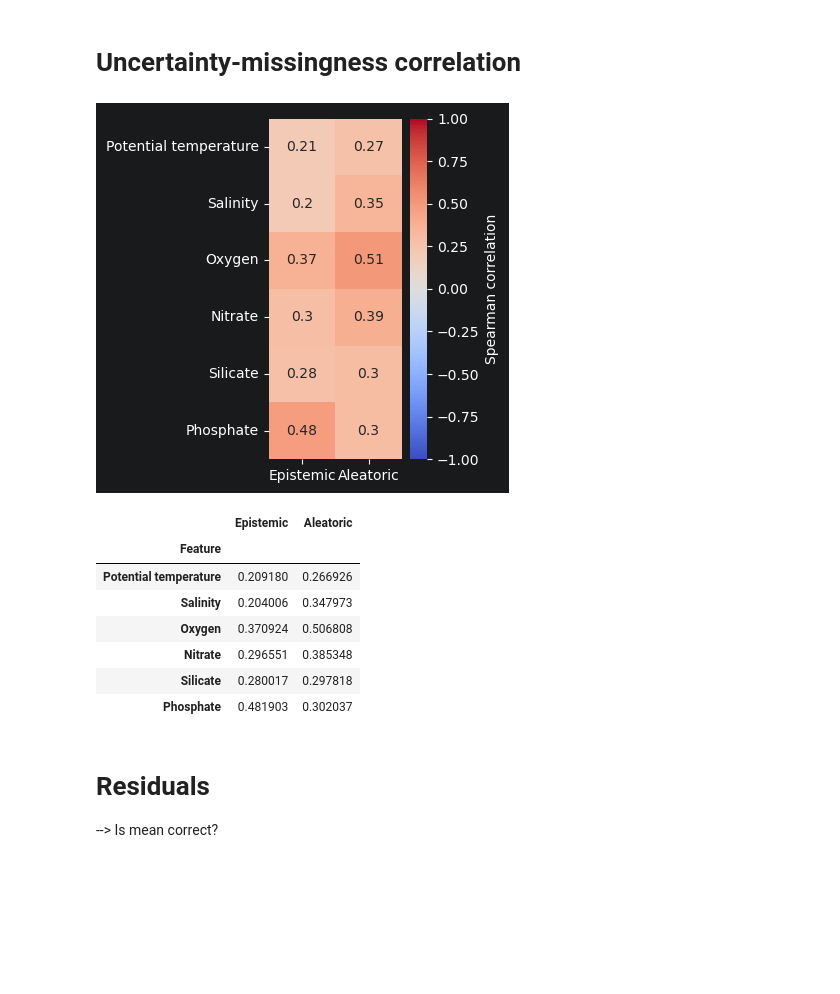
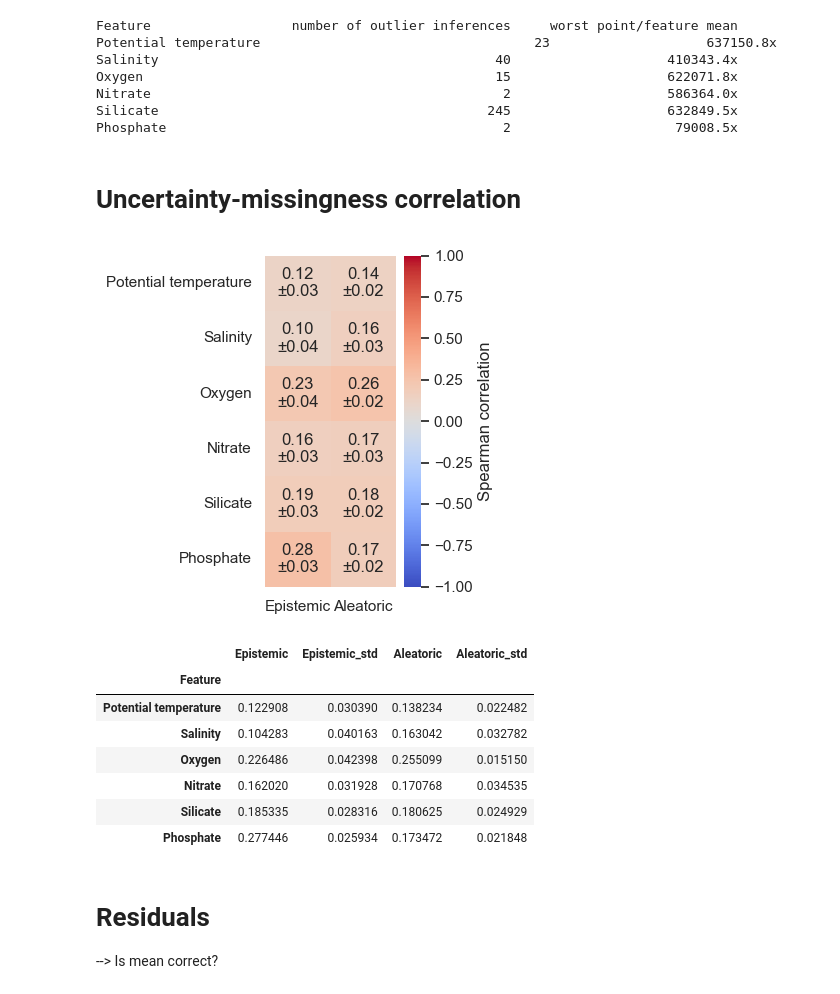
Before and after one commit to y-jenniges/time_imputation, a Jupyter notebook: uncertainty_analysis.ipynb, the cells around one changed output. Cells and saved outputs as stored; diff of their text form; code cells hidden in the pictures; blank space fills up the shorter version.

```diff
--- a/uncertainty_analysis.ipynb
+++ b/uncertainty_analysis.ipynb
@@ -45,47 +66,74 @@ total_std = np.sqrt(total_var)
+# %%
+# Aleatoric uncertainty outliers
+outlier_logvar_threshold = 5.0  # exp(5) ~ 148, already very large
+
+print(f"{'Feature':<16} {'number of outlier inferences':>36} {'worst point/feature mean':>28}")
+for i, feat in enumerate(config.parameters):
+    n_outlier = 0  # outlier count
+    worst_ratio = 0.0  # worst points mean var / overall feature mean var
+    for s in seeds:
+        log_variance = all_vars_seeds[s][:, :, i]  # log variances of 50 MC passes
+        n_outlier += np.sum(np.any(log_variance > outlier_logvar_threshold, axis=0))  # >=1 bad pass per point
+        point_mean_var = np.exp(log_variance).mean(axis=0)  # aleatoric variance per point
+        worst_ratio = max(worst_ratio, point_mean_var.max() / point_mean_var.mean())  # blow-up vs. mean
+    print(f"{config.parameter_name_map[feat]:<16} {n_outlier:>36} {worst_ratio:>27.1f}x")
+# %% [output]
+Feature                  number of outlier inferences     worst point/feature mean
+Potential temperature                                   23                    637150.8x
+Salinity                                           40                    410343.4x
+Oxygen                                             15                    622071.8x
+Nitrate                                             2                    586364.0x
+Silicate                                          245                    632849.5x
+Phosphate                                           2                     79008.5x
 # %% [markdown]
 # Uncertainty-missingness correlation
 # %%
-# Uncertainty-missingness correlation
+sns.set_theme(style="whitegrid")
+
+# Uncertainty-missingness correlation, per seed then aggregated across seeds
 df = df_true.copy()
 df["miss"] = df[config.parameters].isna().sum(axis=1) / len(config.parameters)
 
-corrs_epi = []
-corrs_alea = []
+epi_arr = np.array([[spearmanr(epistemic_std_seeds[s][:, i], df["miss"].values).statistic
+                      for i in range(n_features)] for s in seeds])  # (n_seeds, n_features)
+alea_arr = np.array([[spearmanr(aleatoric_std_seeds[s][:, i], df["miss"].values).statistic
+                       for i in range(n_features)] for s in seeds])
 
-for i, feat in enumerate(config.parameters):
-    sc_epi = spearmanr(epistemic_std[:, i], df["miss"].values).statistic
-    sc_alea = spearmanr(aleatoric_std[:, i], df["miss"].values).statistic
-
-    corrs_epi.append(sc_epi)
-    corrs_alea.append(sc_alea)
-
+# Assemble correlations
 corrs = pd.DataFrame({
     "Feature": [config.parameter_name_map[f] for f in config.parameters],
-    "Epistemic": corrs_epi,
-    "Aleatoric": corrs_alea
-})
-corrs = corrs.set_index("Feature")
+    "Epistemic": epi_arr.mean(axis=0),
+    "Epistemic_std": epi_arr.std(axis=0),
+    "Aleatoric": alea_arr.mean(axis=0),
+    "Aleatoric_std": alea_arr.std(axis=0),
+}).set_index("Feature")
+
+# Annotate each cell with mean+-std across seeds
+annot = pd.DataFrame(index=corrs.index)
+for col, std_col in [("Epistemic", "Epistemic_std"), ("Aleatoric", "Aleatoric_std")]:
+    annot[col] = [f"{m:.2f}\n±{sd:.2f}" for m, sd in zip(corrs[col], corrs[std_col])]
 
 plt.figure(figsize=(4, 4))
-sns.heatmap(corrs, annot=True, cmap="coolwarm", center=0, vmin=-1, vmax=1, cbar_kws={"label": "Spearman correlation"})
+sns.heatmap(corrs[["Epistemic", "Aleatoric"]], annot=annot, fmt="", cmap="coolwarm", center=0, vmin=-1, vmax=1,
+            cbar_kws={"label": "Spearman correlation"})
 plt.ylabel("")
 plt.tight_layout()
-plt.savefig(f"output/plots/uncertainty/uncertainty_missingness_correlation.png", bbox_inches="tight", dpi=300)
+plt.savefig(f"output/plots/uncertainty/{model_name}_uncertainty_missingness_correlation.png", bbox_inches="tight", dpi=300)
 plt.show()
 # %% [output]
-[figure, old version]
+[figure, new version]
 # %%
-corrs.reset_index().to_csv("output/plots/uncertainty/spearman_correlation_uncertainty_missingness.csv", index=False)
+corrs.reset_index().to_csv(f"output/plots/uncertainty/{model_name}_spearman_correlation_uncertainty_missingness.csv", index=False)
 corrs
 # %% [output]
-|  | Epistemic | Aleatoric |
-| Feature |  |  |
-| Potential temperature | 0.209180 | 0.266926 |
-| Salinity | 0.204006 | 0.347973 |
-| Oxygen | 0.370924 | 0.506808 |
-| Nitrate | 0.296551 | 0.385348 |
-| Silicate | 0.280017 | 0.297818 |
-| Phosphate | 0.481903 | 0.302037 |
+|  | Epistemic | Epistemic_std | Aleatoric | Aleatoric_std |
+| Feature |  |  |  |  |
+| Potential temperature | 0.122908 | 0.030390 | 0.138234 | 0.022482 |
+| Salinity | 0.104283 | 0.040163 | 0.163042 | 0.032782 |
+| Oxygen | 0.226486 | 0.042398 | 0.255099 | 0.015150 |
+| Nitrate | 0.162020 | 0.031928 | 0.170768 | 0.034535 |
+| Silicate | 0.185335 | 0.028316 | 0.180625 | 0.024929 |
+| Phosphate | 0.277446 | 0.025934 | 0.173472 | 0.021848 |
 # %%
 # Aleatoric -> Are noisy regions poorly sampled?
 # Epistemic -> Does lack of knowledge/data increase uncertainty?
```
Also changed, not shown: parts of 25 cells of this notebook.
